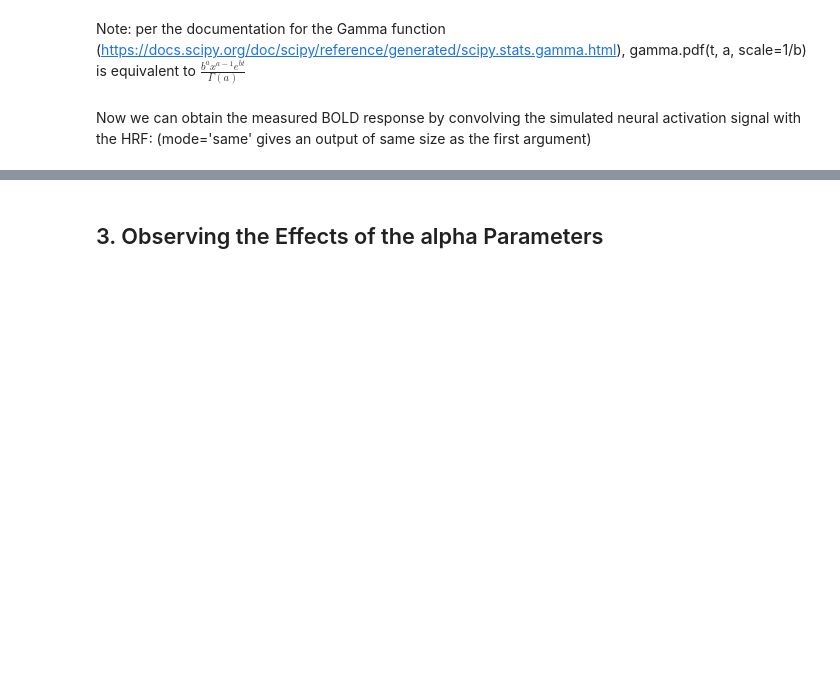
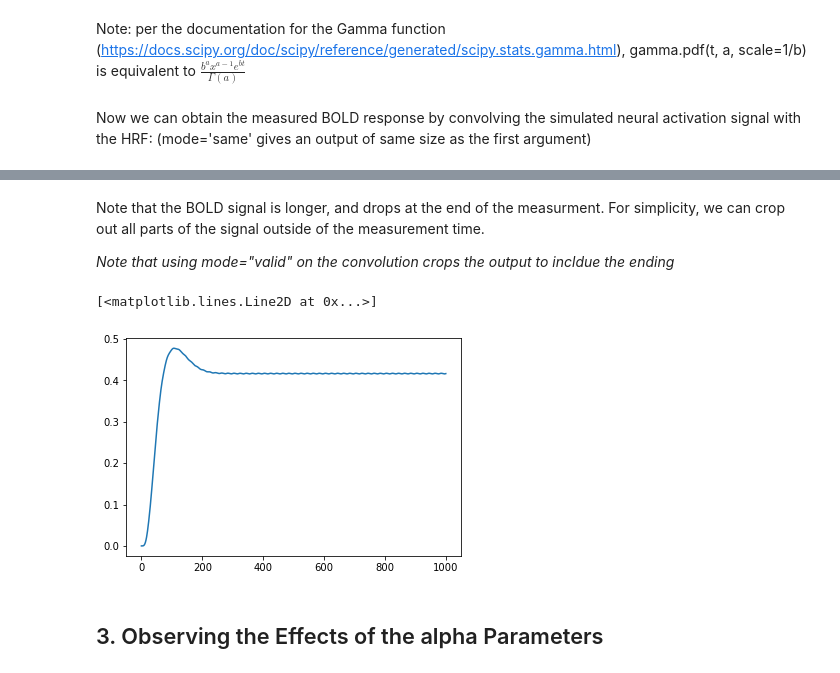
Before and after one commit to mrighi/NSSP-Miniprojects, a Jupyter notebook: Miniproject 1/Miniproject_1_G.ipynb, the cells around one changed output, grey strips where cells are left out. Drawn from its saved outputs; the diff is of its cells as text; code cells hidden in the pictures; blank space fills up the shorter version.

```diff
--- a/Miniproject 1/Miniproject_1_G.ipynb
+++ b/Miniproject 1/Miniproject_1_G.ipynb
@@ -63,3 +69,14 @@ plt.plot(t, bold)
+# %% [markdown]
+Note that the BOLD signal is longer, and drops at the end of the measurment. For simplicity, we can crop out all parts of the signal outside of the measurement time.
+
+*Note that using mode="valid" on the convolution crops the output to incldue the ending*
+# %%
+bold = bold[0:int(total_duration/Ts)]
+
+plt.plot(bold)
+# %% [output]
+[<matplotlib.lines.Line2D at 0x...>]
+[figure, added]
 # %% [markdown]
 ## 3. Observing the Effects of the alpha Parameters
 # %%
```
Also changed, not shown: parts of 25 cells of this notebook.
